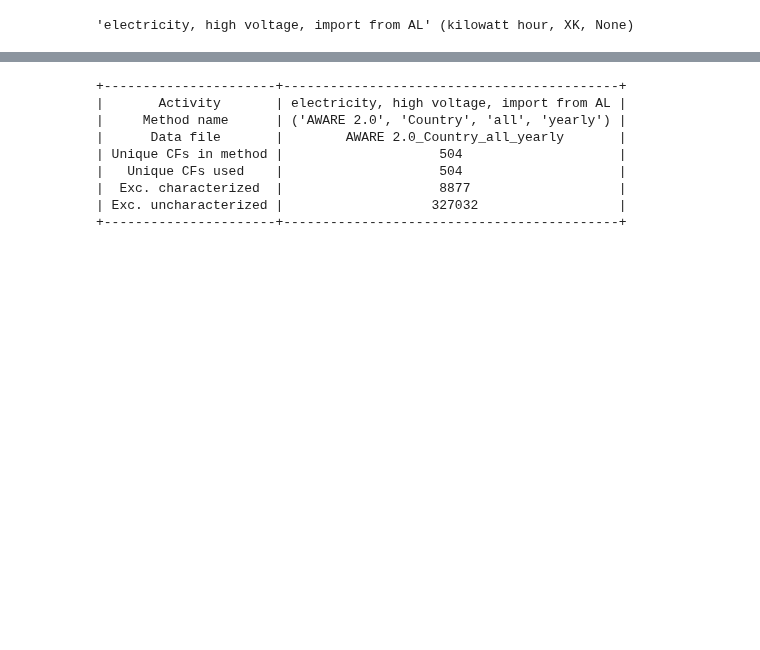
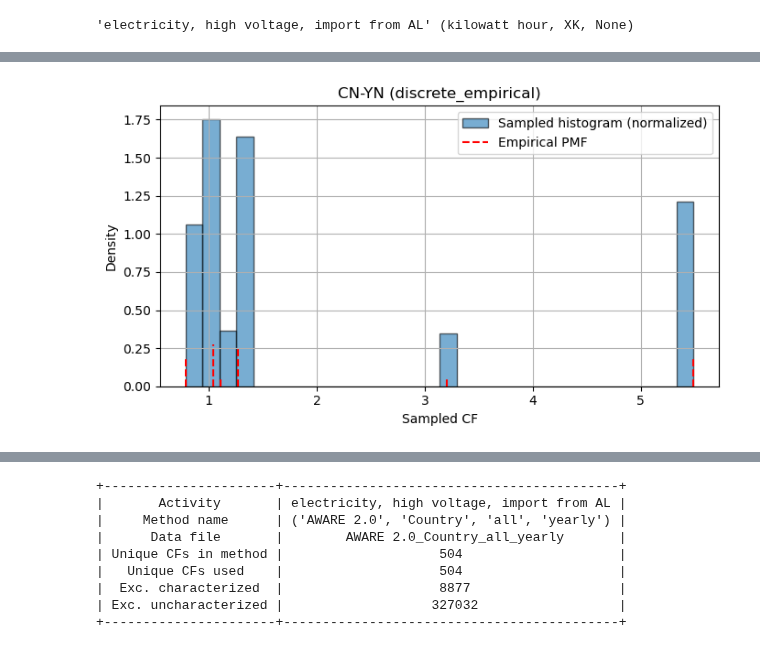
Before and after one commit to philoubet/edges, a Jupyter notebook: dev/test.ipynb, the cells around one changed output, grey strips where cells are left out. Saved outputs shown, nothing was run; the diff lists cells and outputs as text; code cells hidden in the pictures; blank space fills up the shorter version.

Commit message:
Added uncertainty to AWARE CFs

```diff
--- a/dev/test.ipynb
+++ b/dev/test.ipynb
@@ -2,7 +2,7 @@
 import bw2data, bw2calc, bw2io
 from edges import EdgeLCIA, get_available_methods
 from bw2analyzer.contribution import ContributionAnalysis
-bw2data.projects.set_current("ecoinvent-3.10-cutoff")
+bw2data.projects.set_current("ecoinvent-3.10.1-cutoff")
 #act = bw2data.Database("ecoinvent-3.10.1-cutoff").random()
 act = [a for a in bw2data.Database("ecoinvent-3.10.1-cutoff") if a["name"] == "electricity, high voltage, import from AL" and a["location"] == "XK"][0]
 act
@@ -53,0 +102,79 @@ Handling remaining exchanges...
+# %%
+import numpy as np
+import matplotlib.pyplot as plt
+from scipy import stats
+import random
+
+def test_random_sampling(n=5, num_samples=1000):
+    eligible_cfs = [cf for cf in LCA.cfs_mapping if "uncertainty" in cf]
+    if not eligible_cfs:
+        print("No CFs with uncertainty found.")
+        return
+
+    selected_cfs = random.sample(eligible_cfs, min(n, len(eligible_cfs)))
+
+    for i, cf in enumerate(selected_cfs):
+        unc = cf["uncertainty"]
+        dist_name = unc["distribution"]
+        params = unc["parameters"]
+        location = cf['consumer'].get('location', 'unknown')
+
+        samples = [LCA.generate_random_CF(cf) for _ in range(num_samples)]
+        samples = np.array(samples)
+
+        # Prepare plot
+        plt.figure(figsize=(7, 4))
+
+        # Plot histogram with density=True
+        counts, bins, _ = plt.hist(
+            samples,
+            bins=30,
+            edgecolor='black',
+            alpha=0.6,
+            density=True,
+            label="Sampled histogram (normalized)"
+        )
+
+        x = np.linspace(samples.min(), samples.max(), 500)
+        pdf = None
+
+        try:
+            if dist_name == "norm":
+                pdf = stats.norm.pdf(x, loc=params["loc"], scale=params["scale"])
+            elif dist_name == "lognorm":
+                pdf = stats.lognorm.pdf(x, s=params["shape_a"], loc=params["loc"], scale=params["scale"])
+            elif dist_name == "gamma":
+                pdf = stats.gamma.pdf(x, a=params["shape_a"], loc=params["loc"], scale=params["scale"])
+            elif dist_name == "weibull_min":
+                pdf = stats.weibull_min.pdf(x, c=params["shape_a"], loc=params["loc"], scale=params["scale"])
+            elif dist_name == "triang":
+                c = (params["loc"] - params["minimum"]) / (params["maximum"] - params["minimum"])
+                pdf = stats.triang.pdf(x, c=c, loc=params["minimum"], scale=params["maximum"] - params["minimum"])
+            elif dist_name == "beta":
+                a = params["shape_a"]
+                b = params["shape_b"]
+                pdf = stats.beta.pdf(x, a=a, b=b, loc=params["loc"], scale=params["scale"])
+            elif dist_name == "uniform":
+                pdf = stats.uniform.pdf(x, loc=params["minimum"], scale=params["maximum"] - params["minimum"])
+            elif dist_name == "discrete_empirical":
+                values = np.array(params["values"])
+                probs = np.array(params["weights"])
+                probs /= probs.sum()
+                plt.vlines(values, 0, probs, color='red', linestyle='--', label="Empirical PMF")
+        except Exception as e:
+            print(f"⚠️ Failed to compute PDF for {dist_name}: {e}")
+
+        if pdf is not None:
+            plt.plot(x, pdf, 'r-', lw=2, label=f"{dist_name} PDF")
+
+        plt.title(f"{location} ({dist_name})")
+        plt.xlabel("Sampled CF")
+        plt.ylabel("Density")
+        plt.legend()
+        plt.grid(True)
+        plt.tight_layout()
+        plt.show()
+
+test_random_sampling(n=10)
+# %% [output]
+[figure, added]
```
Also changed, not shown: parts of 26 cells of this notebook, 2 other files.
